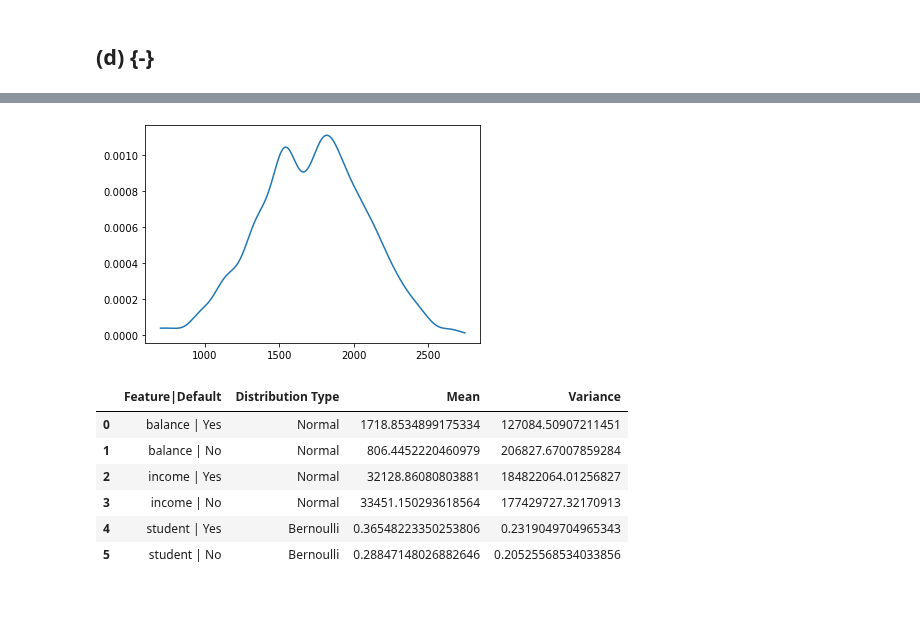
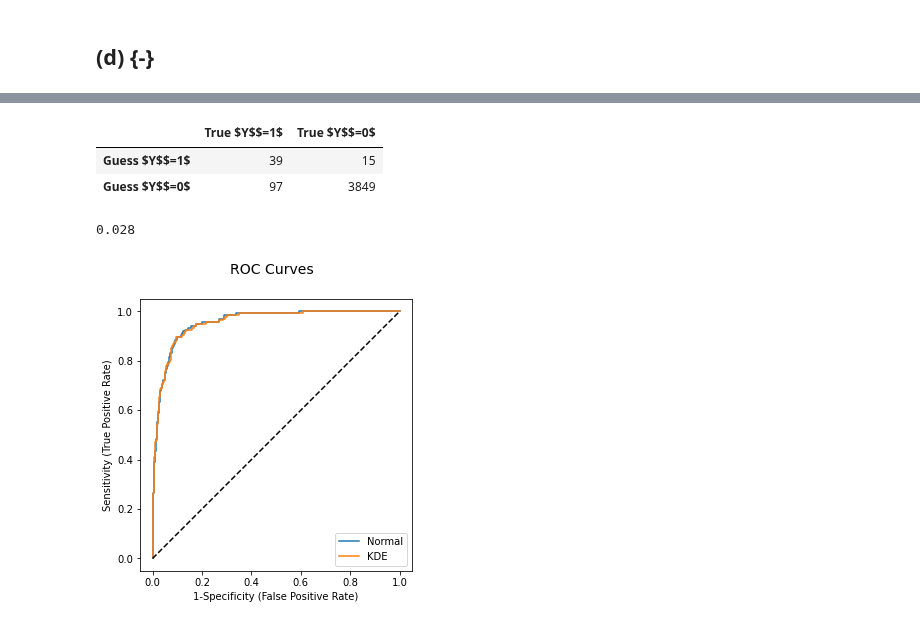
Before and after one commit to beginnerSC/mscf_hw_spring, a Jupyter notebook: ML II/2/Homework #2.ipynb, the cells around one changed output, grey strips where cells are left out. Cells and saved outputs as stored; diff of their text form; code cells hidden in the pictures.

```diff
--- a/ML II/2/Homework #2.ipynb
+++ b/ML II/2/Homework #2.ipynb
@@ -353,36 +350,36 @@ for feature in ['balance', 'income']:
-# %%
-import seaborn as sns
-from sklearn.neighbors import KernelDensity
-import matplotlib.pyplot as plt
-import numpy as np
-
-x = [[i] for i in range(700, 2750)]
-ax = DataFrame(zip(range(700, 2750), np.exp(KernelDensity(bandwidth=70).fit(X_train[y_train=='Yes']['balance'].to_frame().values).score_samples(x)))).set_index(0).plot(legend=None)
-ax.set(xlabel=None)
-plt.show()
-# %% [output]
-[figure, removed]
-# %%
-from scipy.stats import norm, bernoulli
-from pandas import DataFrame
-
-dist_norm = {}
-for feature in ['balance', 'income']:
-    for default in ['Yes', 'No']:
-        params = norm.fit(X_train[y_train==default][feature])
-        dist_norm[feature + ' | ' + default] = norm(*params)
-
-dist_norm['student | Yes'] = bernoulli(sum(X_train[y_train=='Yes']['student']=='Yes')/len(X_train[y_train=='Yes']))
-dist_norm['student | No'] = bernoulli(sum(X_train[y_train=='No']['student']=='Yes')/len(X_train[y_train=='No']))
-
-df = DataFrame([(k, None, *d.stats()) for k, d in dist_norm.items()], columns=['Feature|Default', 'Distribution Type', 'Mean', 'Variance'])
-df['Distribution Type'] = ['Normal', 'Normal', 'Normal', 'Normal', 'Bernoulli', 'Bernoulli']
-df
-# %% [output]
-|  | Feature|Default | Distribution Type | Mean | Variance |
-| 0 | balance | Yes | Normal | 1718.8534899175334 | 127084.50907211451 |
-| 1 | balance | No | Normal | 806.4452220460979 | 206827.67007859284 |
-| 2 | income | Yes | Normal | 32128.86080803881 | 184822064.01256827 |
-| 3 | income | No | Normal | 33451.150293618564 | 177429727.32170913 |
-| 4 | student | Yes | Bernoulli | 0.36548223350253806 | 0.2319049704965343 |
-| 5 | student | No | Bernoulli | 0.28847148026882646 | 0.20525568534033856 |
+# %%
+from sklearn.metrics import confusion_matrix
+from pandas import DataFrame
+
+tn, fp, fn, tp = confusion_matrix(y_test=='Yes', predict(X_test, dist_kde)).ravel()
+DataFrame([[tp, fp], [fn, tn]], columns=['True $Y$$=1$', 'True $Y$$=0$'], index=['Guess $Y$$=1$', 'Guess $Y$$=0$'])
+# %% [output]
+|  | True $Y$$=1$ | True $Y$$=0$ |
+| Guess $Y$$=1$ | 39 | 15 |
+| Guess $Y$$=0$ | 97 | 3849 |
+# %%
+(fn + fp)/(tn + fp + fn + tp)
+# %% [output]
+0.028
+# %%
+from sklearn.metrics import roc_curve
+import matplotlib.pyplot as plt
+
+fig, ax = plt.subplots(1, 1, figsize=(5, 5))
+
+fpr, tpr, _ = roc_curve(y_test=='Yes', predict(X_test, dist_norm, score=True))
+ax.plot(fpr, tpr, label='Normal')
+
+fpr, tpr, _ = roc_curve(y_test=='Yes', predict(X_test, dist_kde, score=True))
+ax.plot(fpr, tpr, label='KDE')
+
+ax.plot([0, 1], [0, 1], 'k--')
+ax.set( aspect=1,
+        xlabel='1-Specificity (False Positive Rate)',
+        ylabel='Sensitivity (True Positive Rate)')
+
+fig.suptitle('ROC Curves', fontsize=14)
+plt.legend()
+plt.show()
+# %% [output]
+[figure, added]
```
Also changed, not shown: parts of 2 cells of this notebook.
